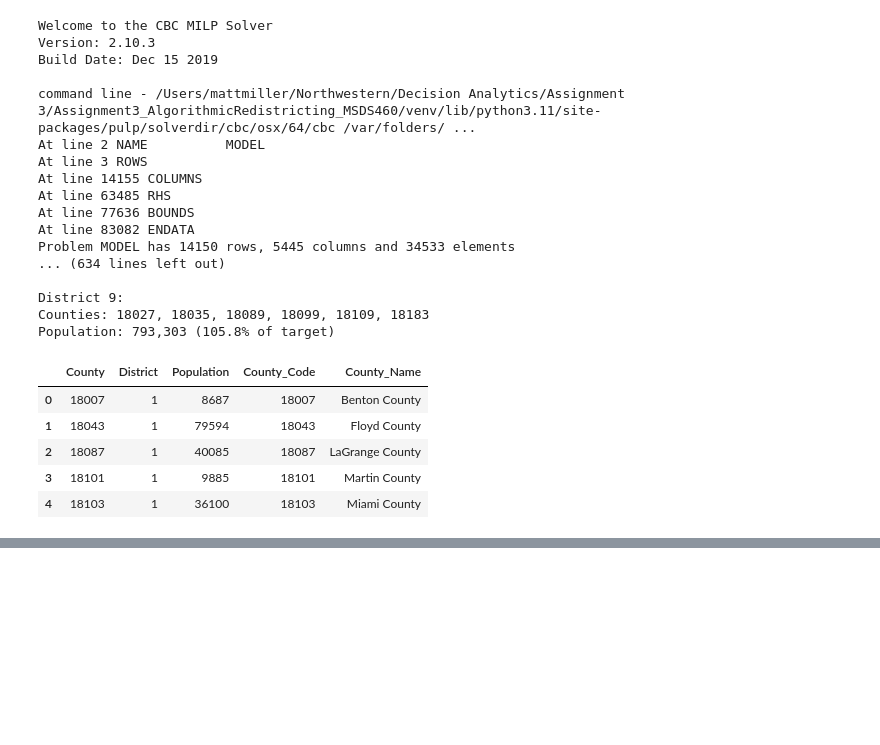
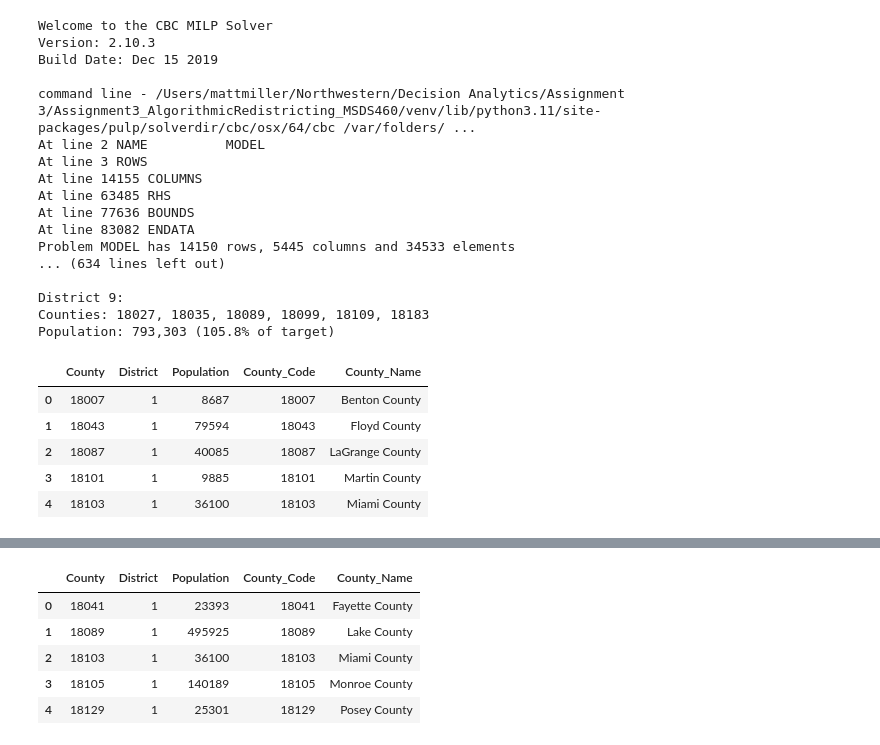
Before and after one commit to MillerMedia/Assignment3_AlgorithmicRedistricting_MSDS460, a Jupyter notebook: Assignment3.ipynb, the cells around one changed output, grey strips where cells are left out. Saved outputs shown, nothing was run; the diff lists cells and outputs as text; code cells hidden in the pictures; blank space fills up the shorter version.

```diff
--- a/Assignment3.ipynb
+++ b/Assignment3.ipynb
@@ -429,0 +558,22 @@ m
+# %%
+# Load the district assignment data
+results_df = pd.read_csv("district_assignments.csv")
+
+# Ensure consistent data types for the merge
+results_df['County_Code'] = results_df['County'].astype(str)
+adjacent['County_Code'] = adjacent['County_Code'].astype(str)
+
+# Create a dictionary to map County_Code to County names
+county_name_map = dict(zip(adjacent['County_Code'], adjacent['County']))
+
+# Add the County names to results_df
+results_df['County_Name'] = results_df['County_Code'].map(county_name_map)
+# %%
+results_df.head()
+# %% [output]
+|  | County | District | Population | County_Code | County_Name |
+| 0 | 18041 | 1 | 23393 | 18041 | Fayette County |
+| 1 | 18089 | 1 | 495925 | 18089 | Lake County |
+| 2 | 18103 | 1 | 36100 | 18103 | Miami County |
+| 3 | 18105 | 1 | 140189 | 18105 | Monroe County |
+| 4 | 18129 | 1 | 25301 | 18129 | Posey County |
```
Also changed, not shown: parts of 4 cells of this notebook, 1 other file.
